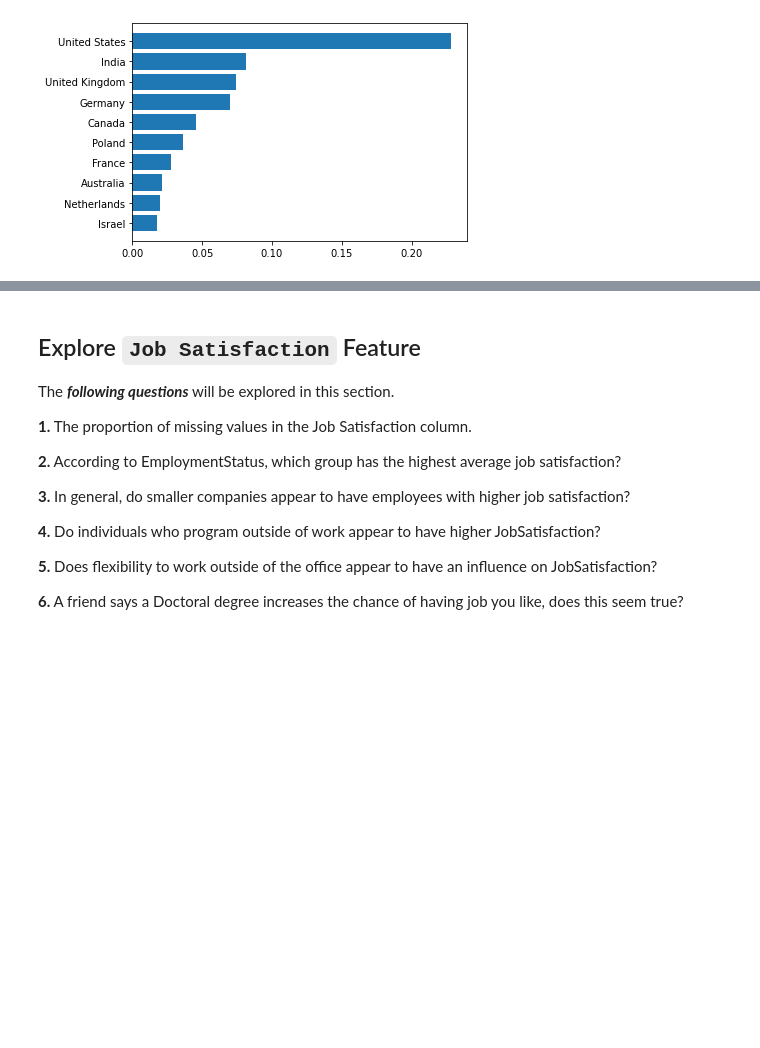
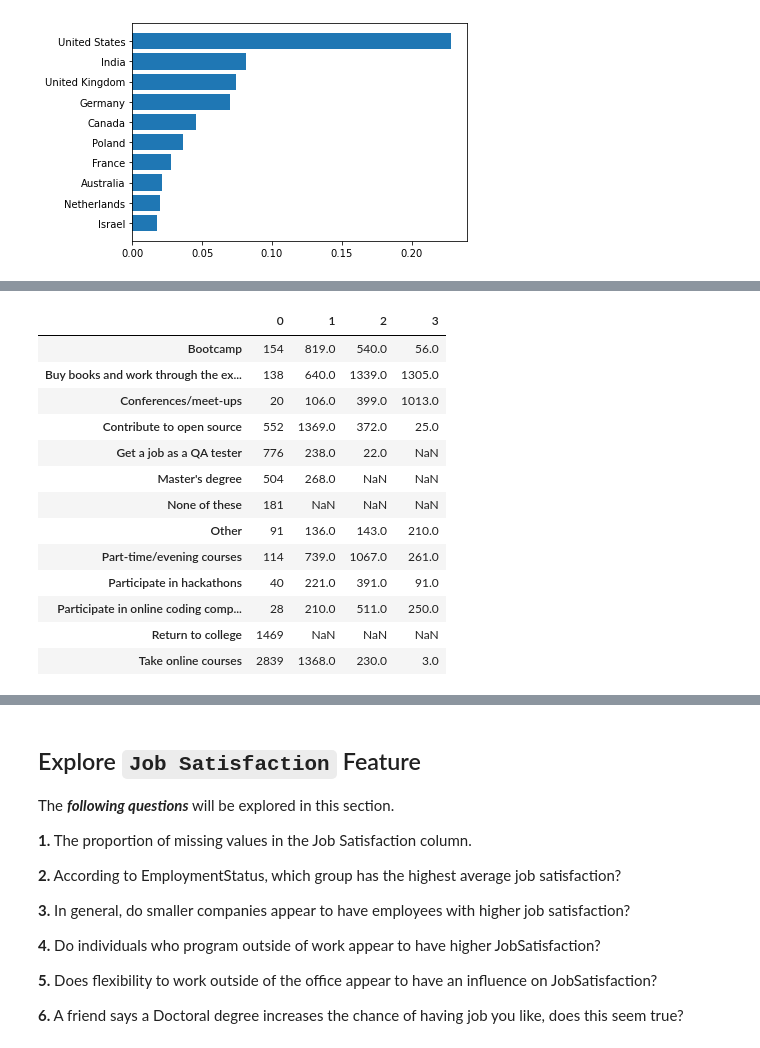
Before and after one commit to Alex-YuZ/SurveyDataAnalysis, a Jupyter notebook: SurveyDataAnalysis.ipynb, the cells around one changed output, grey strips where cells are left out. Saved outputs shown, nothing was run; the diff lists cells and outputs as text; code cells hidden in the pictures; blank space fills up the shorter version.

```diff
--- a/SurveyDataAnalysis.ipynb
+++ b/SurveyDataAnalysis.ipynb
@@ -246,0 +326,22 @@ Notice, you have already created the **HigherEd** column using the check code po
+# %%
+c0 = couEduSplit[0].value_counts().sort_index()
+c1 = couEduSplit[1].value_counts().sort_index()
+c2 = couEduSplit[2].value_counts().sort_index()
+c3 = couEduSplit[3].value_counts().sort_index()
+
+pd.concat([c0, c1, c2, c3], axis=1)
+# %% [output]
+|  | 0 | 1 | 2 | 3 |
+| Bootcamp | 154 | 819.0 | 540.0 | 56.0 |
+| Buy books and work through the ex... | 138 | 640.0 | 1339.0 | 1305.0 |
+| Conferences/meet-ups | 20 | 106.0 | 399.0 | 1013.0 |
+| Contribute to open source | 552 | 1369.0 | 372.0 | 25.0 |
+| Get a job as a QA tester | 776 | 238.0 | 22.0 | NaN |
+| Master's degree | 504 | 268.0 | NaN | NaN |
+| None of these | 181 | NaN | NaN | NaN |
+| Other | 91 | 136.0 | 143.0 | 210.0 |
+| Part-time/evening courses | 114 | 739.0 | 1067.0 | 261.0 |
+| Participate in hackathons | 40 | 221.0 | 391.0 | 91.0 |
+| Participate in online coding comp... | 28 | 210.0 | 511.0 | 250.0 |
+| Return to college | 1469 | NaN | NaN | NaN |
+| Take online courses | 2839 | 1368.0 | 230.0 | 3.0 |
```
Also changed, not shown: parts of 17 cells of this notebook, 1 other file.
